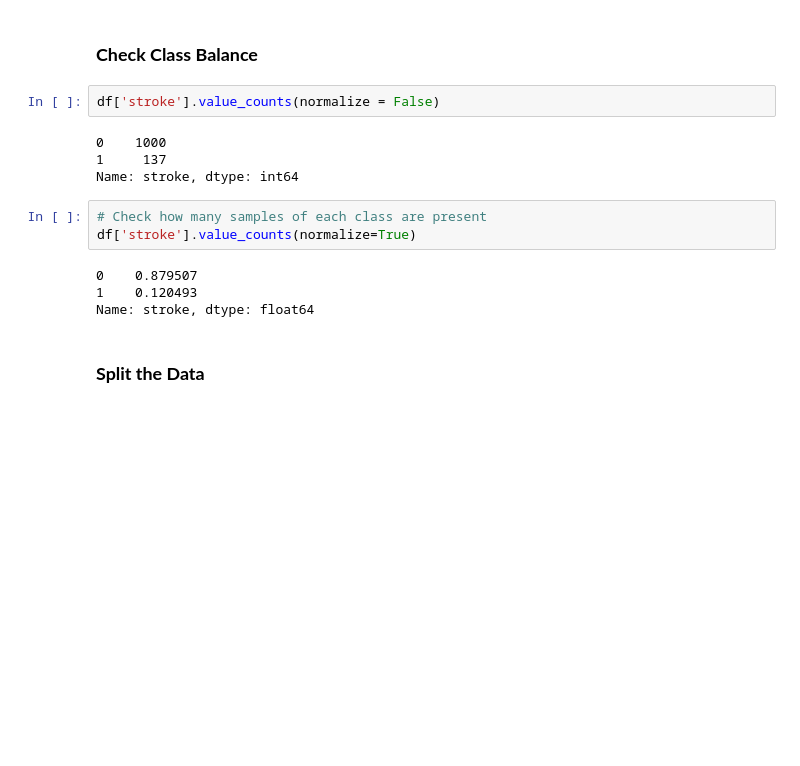
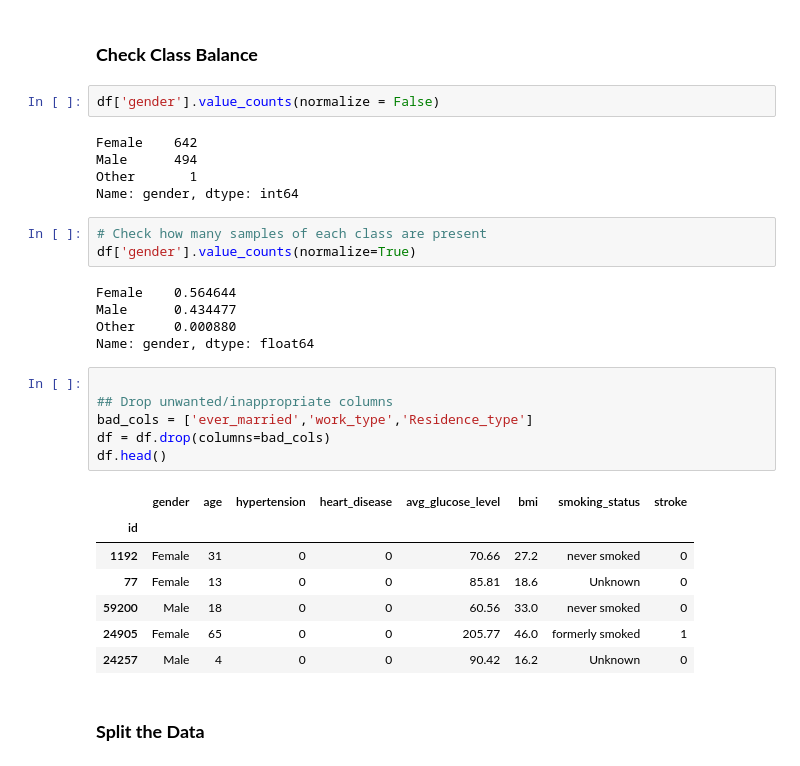
Before and after one commit to uday-routhu/week5, a Jupyter notebook: Classification_Metrics_Core.ipynb, the cells around one changed output. Drawn from its saved outputs; the diff is of its cells as text; blank space fills up the shorter version.

```diff
--- a/Classification_Metrics_Core.ipynb
+++ b/Classification_Metrics_Core.ipynb
@@ -244,18 +243,34 @@ df.describe()
 # %% [markdown]
 ### **Check Class Balance**
 # %%
-df['stroke'].value_counts(normalize = False)
+df['gender'].value_counts(normalize = False)
 # %% [output]
-0    1000
-1     137
-Name: stroke, dtype: int64
+Female    642
+Male      494
+Other       1
+Name: gender, dtype: int64
 # %%
 # Check how many samples of each class are present
-df['stroke'].value_counts(normalize=True)
+df['gender'].value_counts(normalize=True)
 # %% [output]
-0    0.879507
-1    0.120493
-Name: stroke, dtype: float64
+Female    0.564644
+Male      0.434477
+Other     0.000880
+Name: gender, dtype: float64
+# %%
+
+## Drop unwanted/inappropriate columns
+bad_cols = ['ever_married','work_type','Residence_type']
+df = df.drop(columns=bad_cols)
+df.head()
+# %% [output]
+|  | gender | age | hypertension | heart_disease | avg_glucose_level | bmi | smoking_status | stroke |
+| id |  |  |  |  |  |  |  |  |
+| 1192 | Female | 31 | 0 | 0 | 70.66 | 27.2 | never smoked | 0 |
+| 77 | Female | 13 | 0 | 0 | 85.81 | 18.6 | Unknown | 0 |
+| 59200 | Male | 18 | 0 | 0 | 60.56 | 33.0 | never smoked | 0 |
+| 24905 | Female | 65 | 0 | 0 | 205.77 | 46.0 | formerly smoked | 1 |
+| 24257 | Male | 4 | 0 | 0 | 90.42 | 16.2 | Unknown | 0 |
 # %% [markdown]
 ### **Split the Data**
 # %%
```
Also changed, not shown: parts of 10 cells of this notebook.
